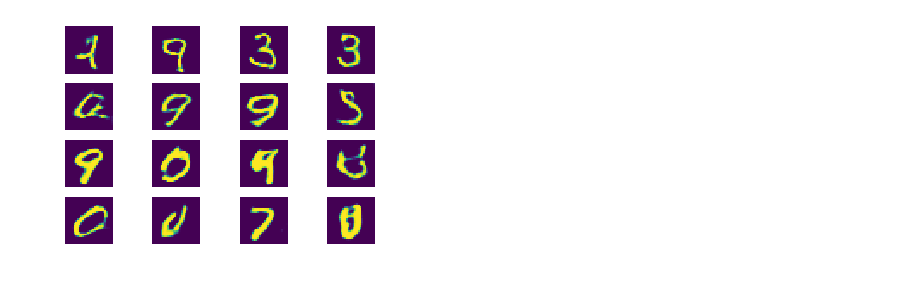
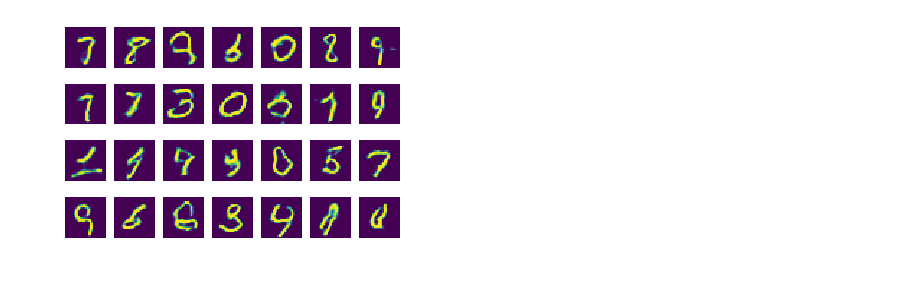
Before and after one commit to danmar3/AssociativeGAN, a Jupyter notebook: notebooks/dcgan.ipynb, the cells around one changed output. Cells and saved outputs as stored; diff of their text form; code cells hidden in the pictures.

```diff
--- a/notebooks/dcgan.ipynb
+++ b/notebooks/dcgan.ipynb
@@ -109,9 +93,9 @@ step 24701 | dis 1.1783546209335327 | gen 1.2048557996749878
 # %%
 import matplotlib.pyplot as plt
 xsim = dis.xsim.eval()
-for i in range(16):
-    plt.subplot(4,4, i+1)
+for i in range(4*7):
+    plt.subplot(4,7, i+1)
     plt.imshow(xsim[i][:,:,0])
     plt.axis('off')
 # %% [output]
-[figure, old version]
+[figure, new version]
```
Also changed, not shown: parts of 7 cells of this notebook, 1 other file.
